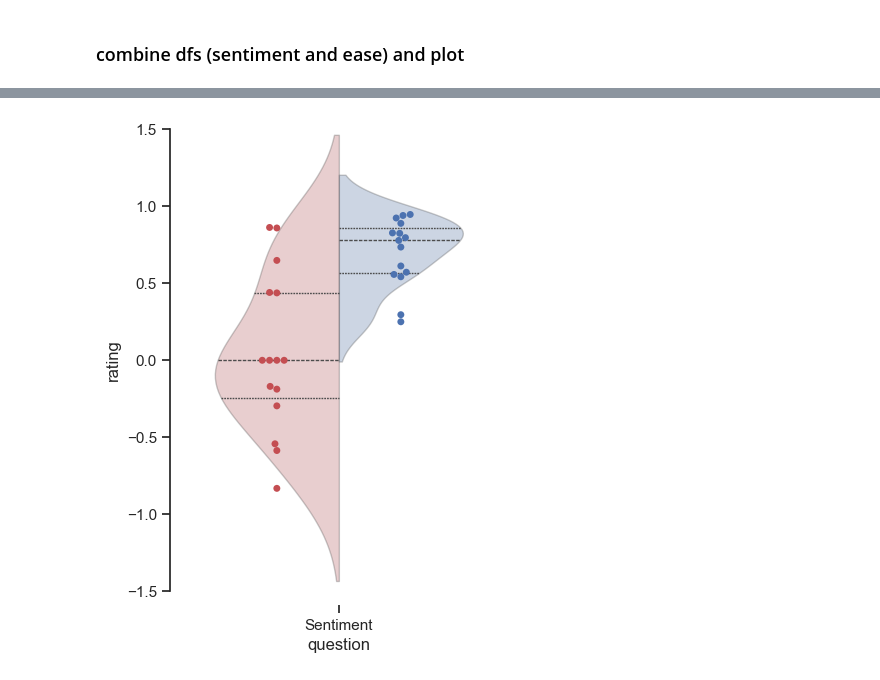
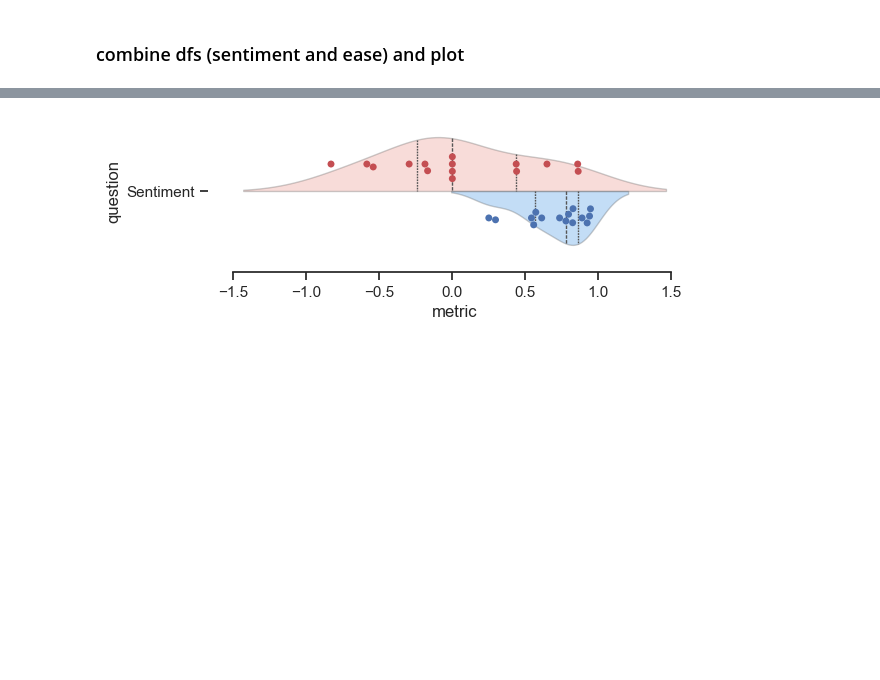
Before and after one commit to nomcomm/uae_billboard_ai, a Jupyter notebook: scripts/02_computational_analyses/02_ReadingEase_Sentiment.ipynb, the cells around one changed output, grey strips where cells are left out. Drawn from its saved outputs; the diff is of its cells as text; code cells hidden in the pictures; blank space fills up the shorter version.

```diff
--- a/scripts/02_computational_analyses/02_ReadingEase_Sentiment.ipynb
+++ b/scripts/02_computational_analyses/02_ReadingEase_Sentiment.ipynb
@@ -134,20 +136,21 @@ TtestResult(statistic=-4.524268700041562, pvalue=0.000101705080211104, df=28.0)
 ### combine dfs (sentiment and ease) and plot
 # %%
 dfh             = pd.DataFrame()
-dfh['rating']   = df_sentiment.human_sentiment
+dfh['metric']   = df_sentiment.human_sentiment
 dfh['type']     = 'Human'; dfh['question'] = 'Sentiment'
 dfa             = pd.DataFrame()
-dfa['rating']   = df_sentiment.ai_sentiment
+dfa['metric']   = df_sentiment.ai_sentiment
 dfa['type']     = 'AI'; dfa['question'] = 'Sentiment'
 df_sentiment      = pd.concat([dfh, dfa])
 
 dfh             = pd.DataFrame()
-dfh['rating']   = df_readability.human_ease.values
+dfh['metric']   = df_readability.human_ease.values
 dfh['type']     = 'Human'; dfh['question'] = 'Reading Ease'
 dfa             = pd.DataFrame()
-dfa['rating']   = df_readability.ai_ease.values
+dfa['metric']   = df_readability.ai_ease.values
 dfa['type']     = 'AI'; dfa['question'] = 'Reading Ease'
-df_ease      = pd.concat([dfh, dfa])
+df_ease         = pd.concat([dfh, dfa])
 
-df_all      = pd.concat([df_sentiment, df_ease])
-df_all.head()
+#df_all          = pd.concat([df_sentiment, df_ease])
+#df_all          = df_all.rename(columns={"rating": "metric"})
+#df_all.head()
@@ -161,17 +157,17 @@ df_all.head()
 # %%
-plt.figure(figsize = (4,6))
-ax = sns.violinplot(data=df_sentiment, x="question", y="rating", hue="type",
+plt.figure(figsize = (6,1.75))
+ax = sns.violinplot(data=df_sentiment, y="question", x="metric", hue="type",
                split=True, inner="quart", linewidth=1,
-               palette={"Human": "r", "AI": "b"});
+               palette={"Human": "salmon", "AI": "dodgerblue"});
 for violin, alpha in zip(ax.collections[::], [0.3,0.3, 0.3, 0.3]): violin.set_alpha(alpha)
 
-sns.swarmplot(data=df_sentiment, x="question", y="rating",
+sns.swarmplot(data=df_sentiment, y="question", x="metric",
               hue="type", dodge = True,
               palette={"Human": "r", "AI": "b"});
 
 plt.legend([],[], frameon=False)
-plt.ylim(-1.5,1.5);
+#plt.ylim(-1.5,1.5);
 sns.despine(offset= 10, trim=True);
 # %% [output]
-[figure, old version]
+[figure, new version]
 # %%
```
Also changed, not shown: parts of 4 cells of this notebook, 10 other files.
